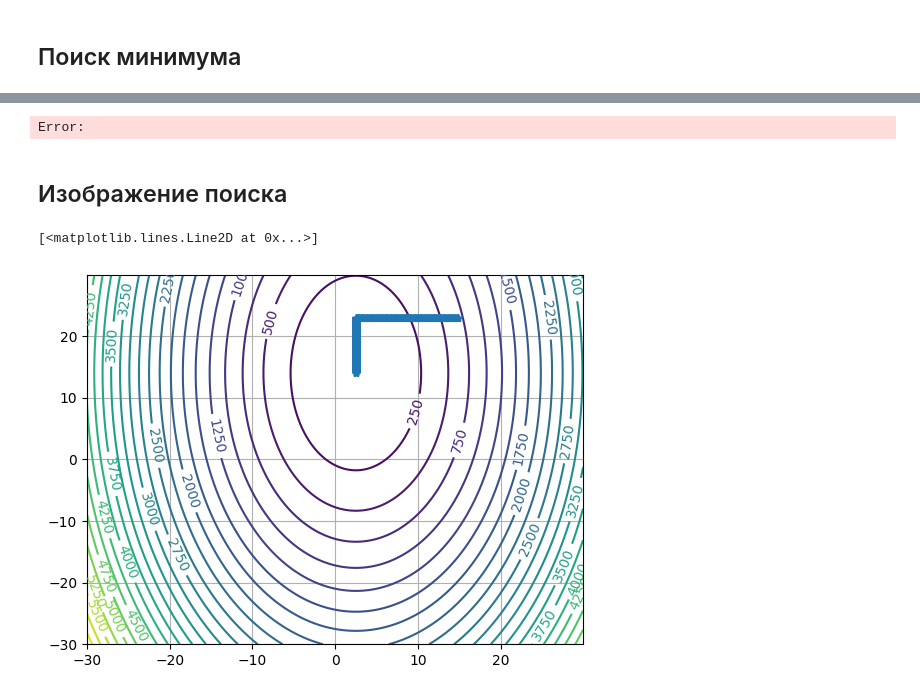
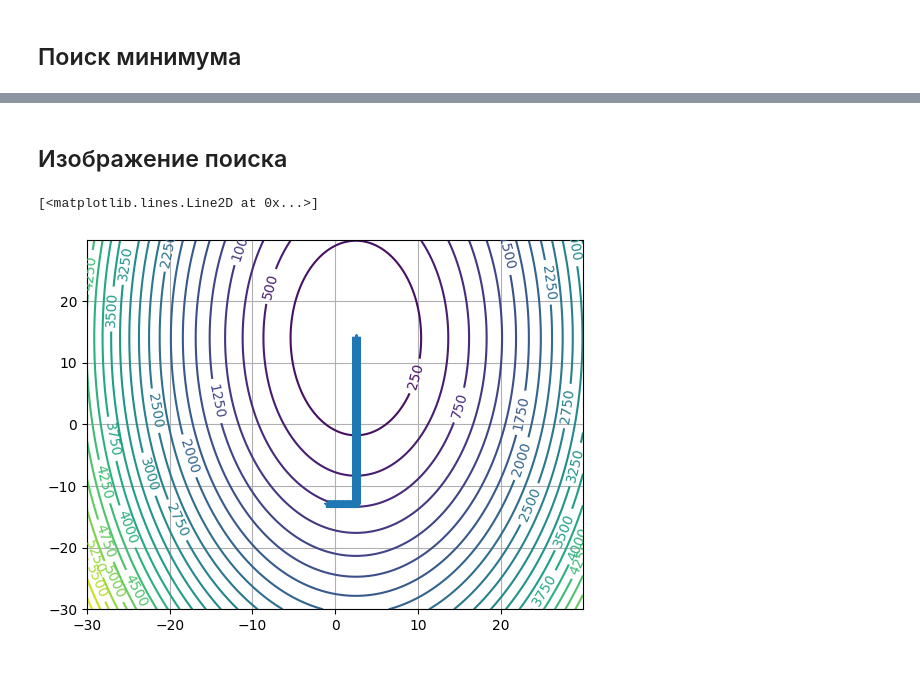
Before and after one commit to cusom34/Math-Modeling, a Jupyter notebook: Programming methods/лаба 7/func_extrem.ipynb, the cells around one changed output, grey strips where cells are left out. Saved outputs shown, nothing was run; the diff lists cells and outputs as text; code cells hidden in the pictures.

```diff
--- a/Programming methods/лаба 7/func_extrem.ipynb
+++ b/Programming methods/лаба 7/func_extrem.ipynb
@@ -216,2 +232,33 @@ def second_search(point1,point2,h):
 # %% [markdown]
 ## Поиск минимума
+# %%
+x1_way.clear()
+x2_way.clear()
+x1_start = -1
+x2_start = -13
+x1_way += [x1_start]
+x2_way += [x2_start]
+count = 0
+h = 0.01
+
+point1 = [x1_start, x2_start]
+point2 = [first_search(x1_start, x2_start,h)[0],first_search(x1_start, x2_start,h)[1]]
+print(point2)
+
+x1_ex, x2_ex  = second_search(point1,point2,h)
+
+print('Минимум фукции: ', f(x1_ex,x2_ex))
+print('Коордиаты минимума: ',x1_ex, x2_ex)
+
+print(x1_way,'\n', x2_way)
+
+step = 0.05
+x1 = np.arange(-30.0, 30.0, step)
+x2 = np.arange(-30.0, 30.0, step)
+X, Y = np.meshgrid(x1, x2)
+Z = 4*X**2 - 20*X + Y**2 - 28*Y + 222
+CS = plt.contour(X,Y, Z, 25)
+
+plt.grid()
+plt.clabel(CS, inline=1, fontsize=10)
+plt.plot(x1_way,x2_way, marker = '*')
@@ -233,35 +288,16 @@ print('Коордиаты минимума: ',x1_ex, x2_ex)
-# %%
-#без рекурсии (не работает)
-"""
-x1_way.clear()
-x2_way.clear()
-x1_start = -1
-x2_start = -13
-count = 0
-h = 0.1
-point1 = [x1_start, x2_start]
-point2 = [first_search(x1_start, x2_start,h)[0],first_search(x1_start, x2_start,h)[1]]
-
-x1_ex, x2_ex  = second_search(point1,point2,h)
-
-print('Минимум фукции: ', f_min)
-print('Коордиаты минимума: ',x1_ex, x2_ex)
-"""
-# %% [output]
-Error:
 # %% [markdown]
 ## Изображение поиска
 # %%
 step = 0.05
 x1 = np.arange(-30.0, 30.0, step)
 x2 = np.arange(-30.0, 30.0, step)
 X, Y = np.meshgrid(x1, x2)
 Z = 4*X**2 - 20*X + Y**2 - 28*Y + 222
 CS = plt.contour(X,Y, Z, 25)
 
 plt.grid()
 plt.clabel(CS, inline=1, fontsize=10)
-plt.plot(x1_way,x2_way, '*')
+plt.plot(x1_way,x2_way, marker = '*')
 # %% [output]
 [<matplotlib.lines.Line2D at 0x...>]
-[figure, old version]
+[figure, new version]
```
Also changed, not shown: parts of 4 cells of this notebook.
